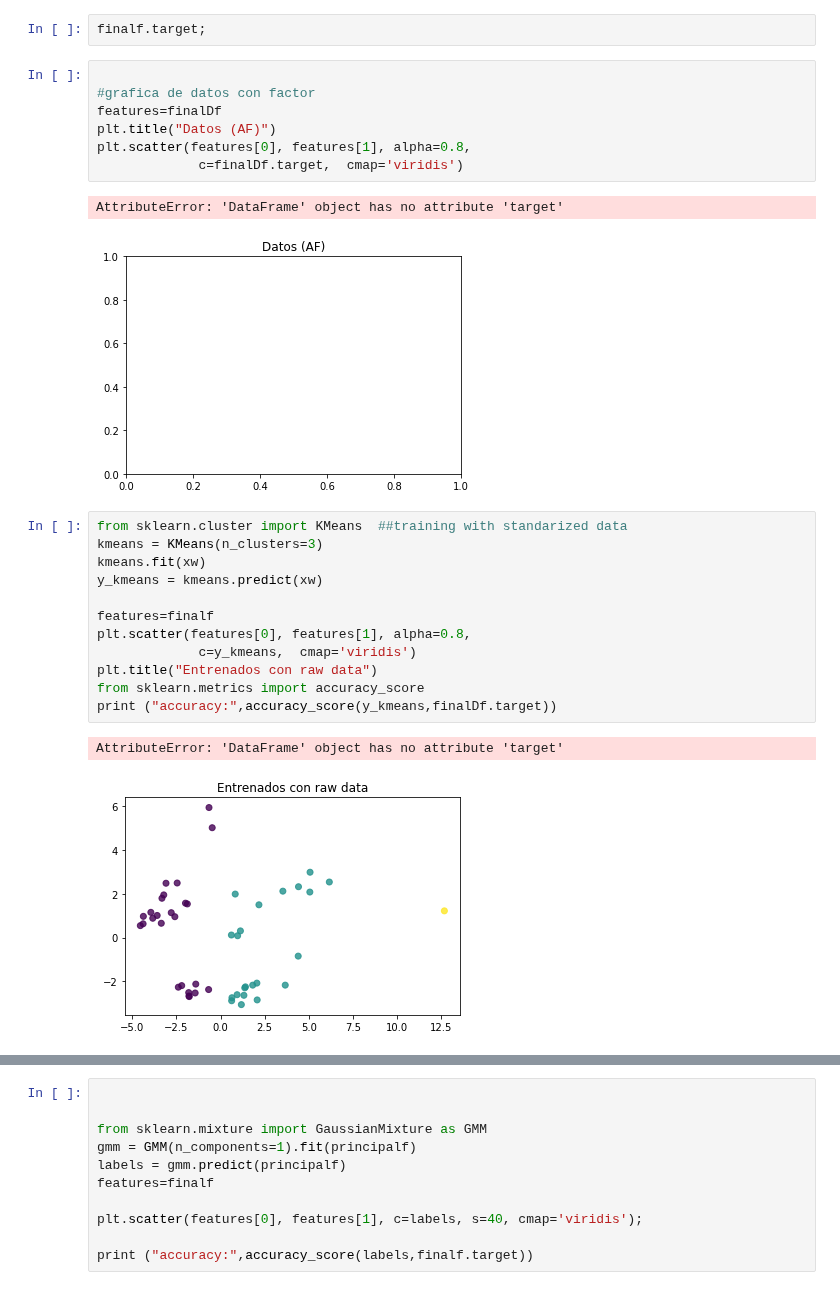
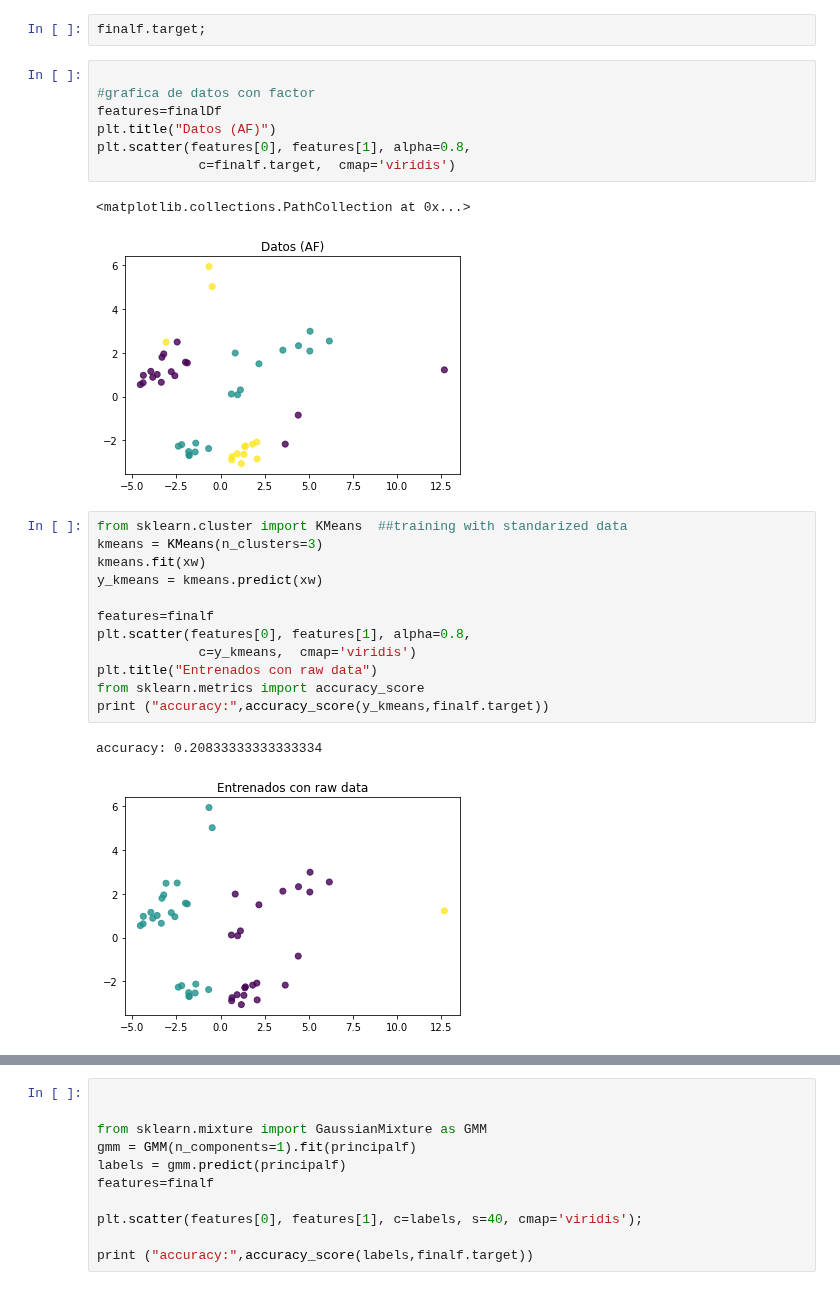
Before and after one commit to David9203/supervi, a Jupyter notebook: GMMHMM/Datosprofe.ipynb, the cells around one changed output, grey strips where cells are left out. Cells and saved outputs as stored; diff of their text form.

```diff
--- a/GMMHMM/Datosprofe.ipynb
+++ b/GMMHMM/Datosprofe.ipynb
@@ -121,13 +121,13 @@ finalf.target;
 # %%
 
 #grafica de datos con factor
 features=finalDf
 plt.title("Datos (AF)")
 plt.scatter(features[0], features[1], alpha=0.8,
-             c=finalDf.target,  cmap='viridis')
+             c=finalf.target,  cmap='viridis')
 # %% [output]
-AttributeError: 'DataFrame' object has no attribute 'target'
+<matplotlib.collections.PathCollection at 0x...>
-[figure, old version]
+[figure, new version]
 # %%
 from sklearn.cluster import KMeans  ##training with standarized data
 kmeans = KMeans(n_clusters=3)
@@ -139,10 +139,10 @@ plt.scatter(features[0], features[1], alpha=0.8,
              c=y_kmeans,  cmap='viridis')
 plt.title("Entrenados con raw data")
 from sklearn.metrics import accuracy_score
-print ("accuracy:",accuracy_score(y_kmeans,finalDf.target))
+print ("accuracy:",accuracy_score(y_kmeans,finalf.target))
 # %% [output]
-AttributeError: 'DataFrame' object has no attribute 'target'
+accuracy: 0.20833333333333334
-[figure, old version]
+[figure, new version]
 # %%
 from sklearn.cluster import KMeans  ##training with PCA data
 kmeans = KMeans(n_clusters=3)
```
Also changed, not shown: parts of 7 cells of this notebook, 1 other file.
